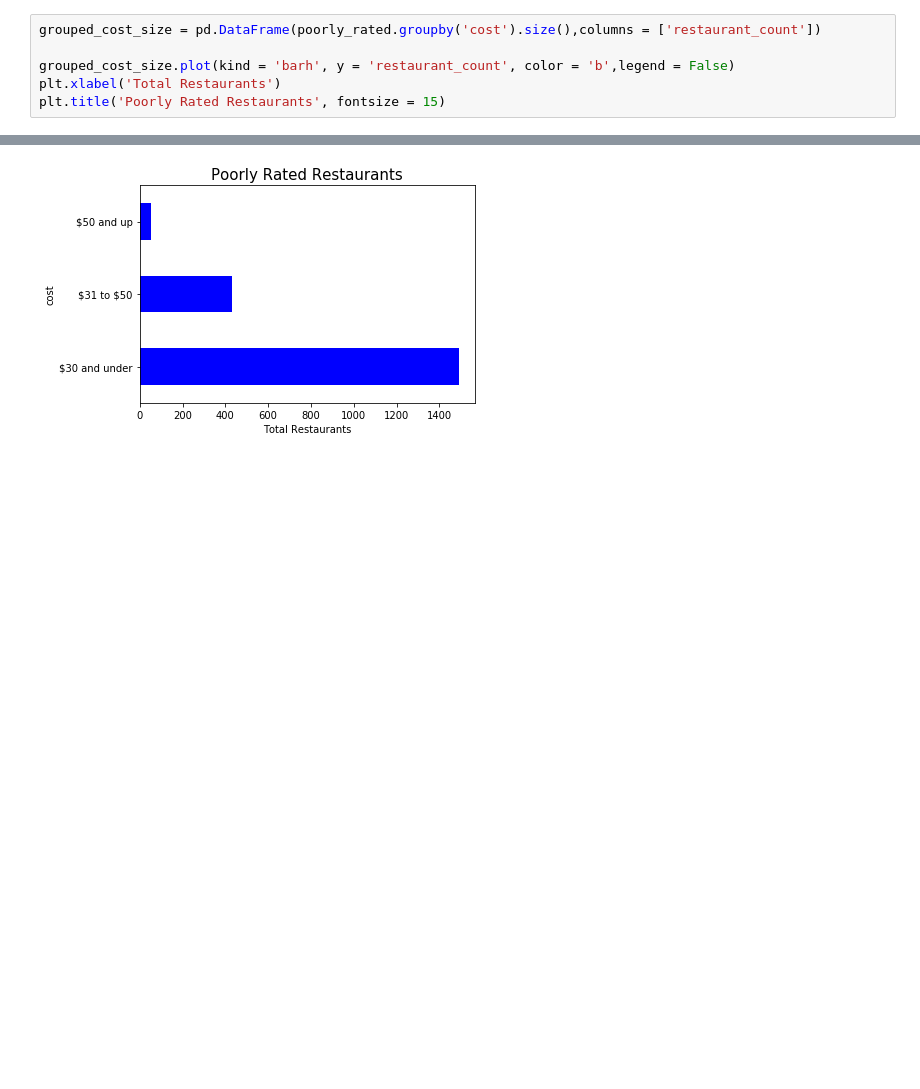
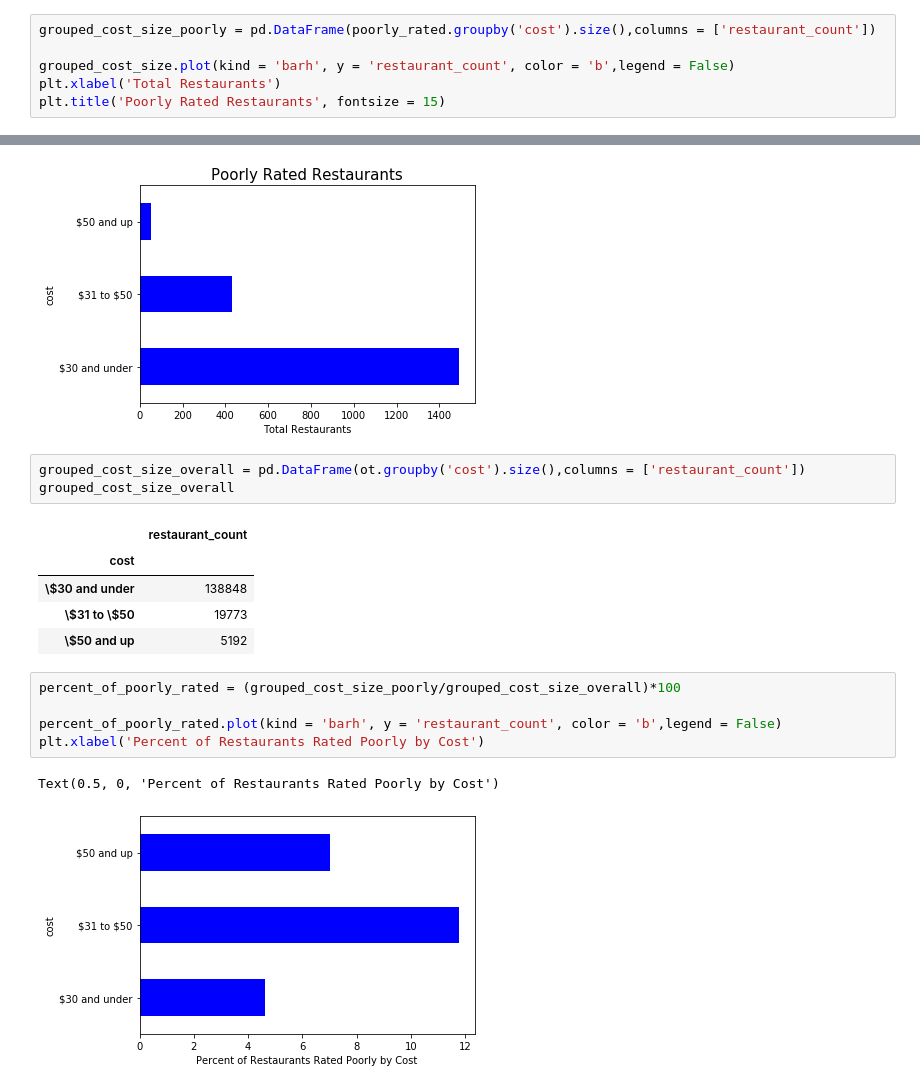
Before and after one commit to MichaelEmmert/OpenTable, a Jupyter notebook: opentableanalysis.ipynb, the cells around one changed output, grey strips where cells are left out. Drawn from its saved outputs; the diff is of its cells as text; blank space fills up the shorter version.

```diff
--- a/opentableanalysis.ipynb
+++ b/opentableanalysis.ipynb
@@ -820,7 +821,7 @@ cost
 \$50 and up         54
 dtype: int64
 # %%
-grouped_cost_size = pd.DataFrame(poorly_rated.groupby('cost').size(),columns = ['restaurant_count'])
+grouped_cost_size_poorly = pd.DataFrame(poorly_rated.groupby('cost').size(),columns = ['restaurant_count'])
 
 grouped_cost_size.plot(kind = 'barh', y = 'restaurant_count', color = 'b',legend = False)
 plt.xlabel('Total Restaurants')
@@ -828,3 +829,20 @@ plt.title('Poorly Rated Restaurants', fontsize = 15)
 # %% [output]
 Text(0.5, 1.0, 'Poorly Rated Restaurants')
 [figure]
+# %%
+grouped_cost_size_overall = pd.DataFrame(ot.groupby('cost').size(),columns = ['restaurant_count'])
+grouped_cost_size_overall
+# %% [output]
+|  | restaurant_count |
+| cost |  |
+| \$30 and under | 138848 |
+| \$31 to \$50 | 19773 |
+| \$50 and up | 5192 |
+# %%
+percent_of_poorly_rated = (grouped_cost_size_poorly/grouped_cost_size_overall)*100
+
+percent_of_poorly_rated.plot(kind = 'barh', y = 'restaurant_count', color = 'b',legend = False)
+plt.xlabel('Percent of Restaurants Rated Poorly by Cost')
+# %% [output]
+Text(0.5, 0, 'Percent of Restaurants Rated Poorly by Cost')
+[figure, added]
```
Also changed, not shown: parts of 26 cells of this notebook, 11 other files.
